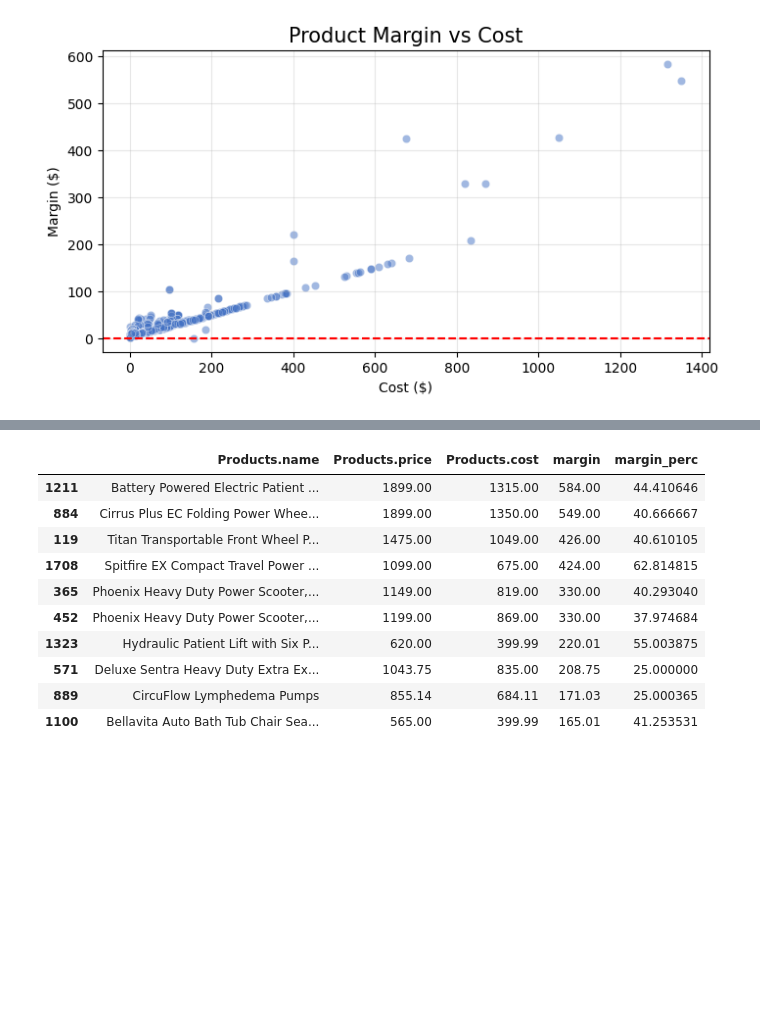
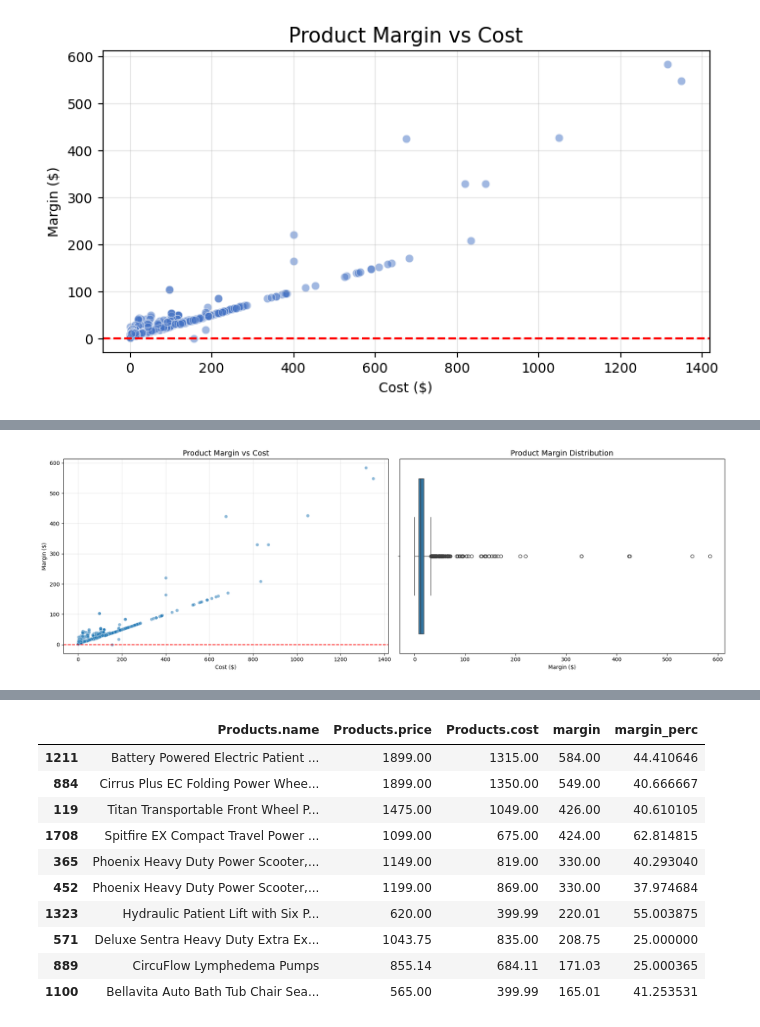
Before and after one commit to data-mosaic/Anna-Project, a Jupyter notebook: notebooks/03_modeling.ipynb, the cells around one changed output, grey strips where cells are left out. Drawn from its saved outputs; the diff is of its cells as text; code cells hidden in the pictures; blank space fills up the shorter version.

Commit message:
margin

```diff
--- a/notebooks/03_modeling.ipynb
+++ b/notebooks/03_modeling.ipynb
@@ -1349,0 +1344,39 @@ plt.show()
+# %%
+df_products["margin"] = df_products["Products.price"] - df_products["Products.cost"]
+
+fig, axes = plt.subplots(1, 2, figsize=(18, 6))
+ax1, ax2 = axes
+
+
+# === 1 (old 1): Scatter: Margin vs Cost ===
+sns.scatterplot(
+    data=df_products,
+    x="Products.cost",
+    y="margin",
+    alpha=0.5,
+   # color="#4472C4",
+    ax=ax1
+)
+ax1.axhline(0, color="red", linestyle="--")
+ax1.set_title("Product Margin vs Cost", fontsize=14)
+ax1.set_xlabel("Cost ($)")
+ax1.set_ylabel("Margin ($)")
+ax1.grid(alpha=0.3)
+
+
+# === 2 (old 3): Line plot: Sorted Margin Curve ===
+#diff_sorted = df_products["margin"].dropna().sort_values().reset_index(drop=True)
+
+sns.boxplot(
+    x=df_products["margin"],
+    ax=ax2
+)
+
+ax2.set_title("Product Margin Distribution", fontsize=14)
+ax2.set_xlabel("Margin ($)")
+
+
+plt.tight_layout()
+plt.show()
+# %% [output]
+[figure, added]
```
Also changed, not shown: parts of 29 cells of this notebook.
